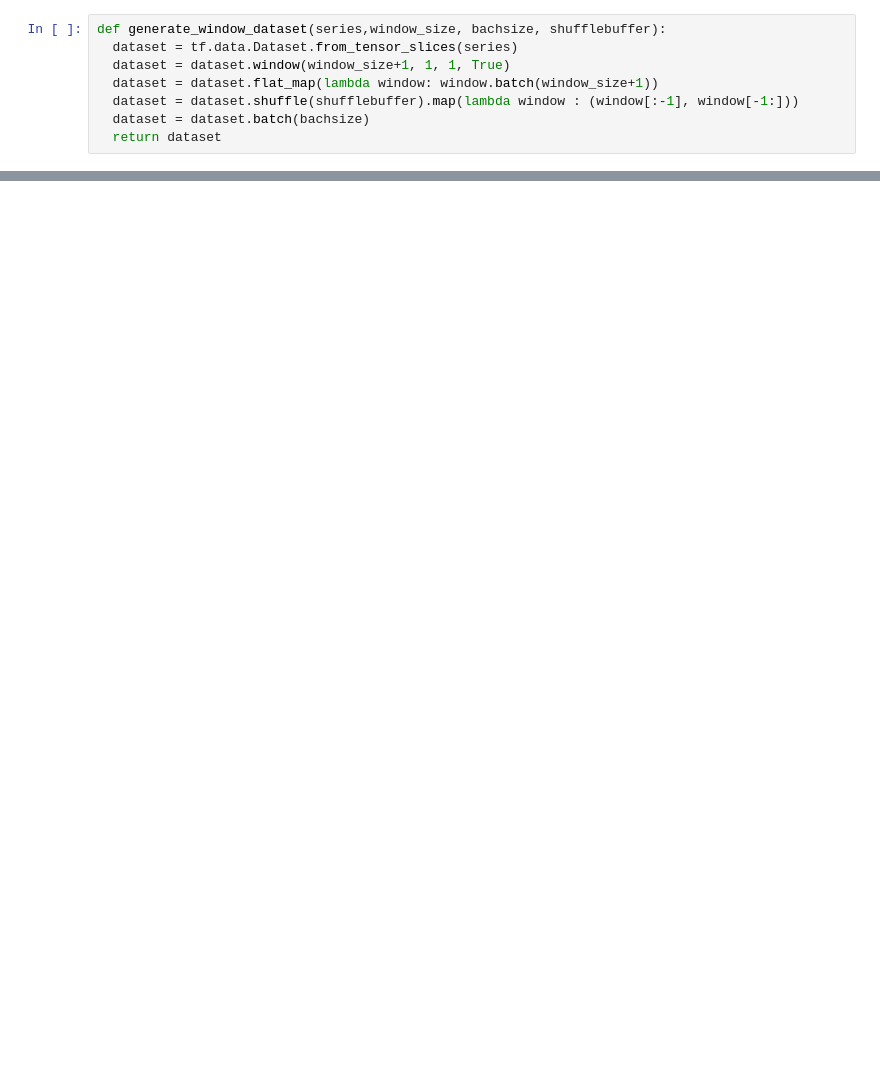
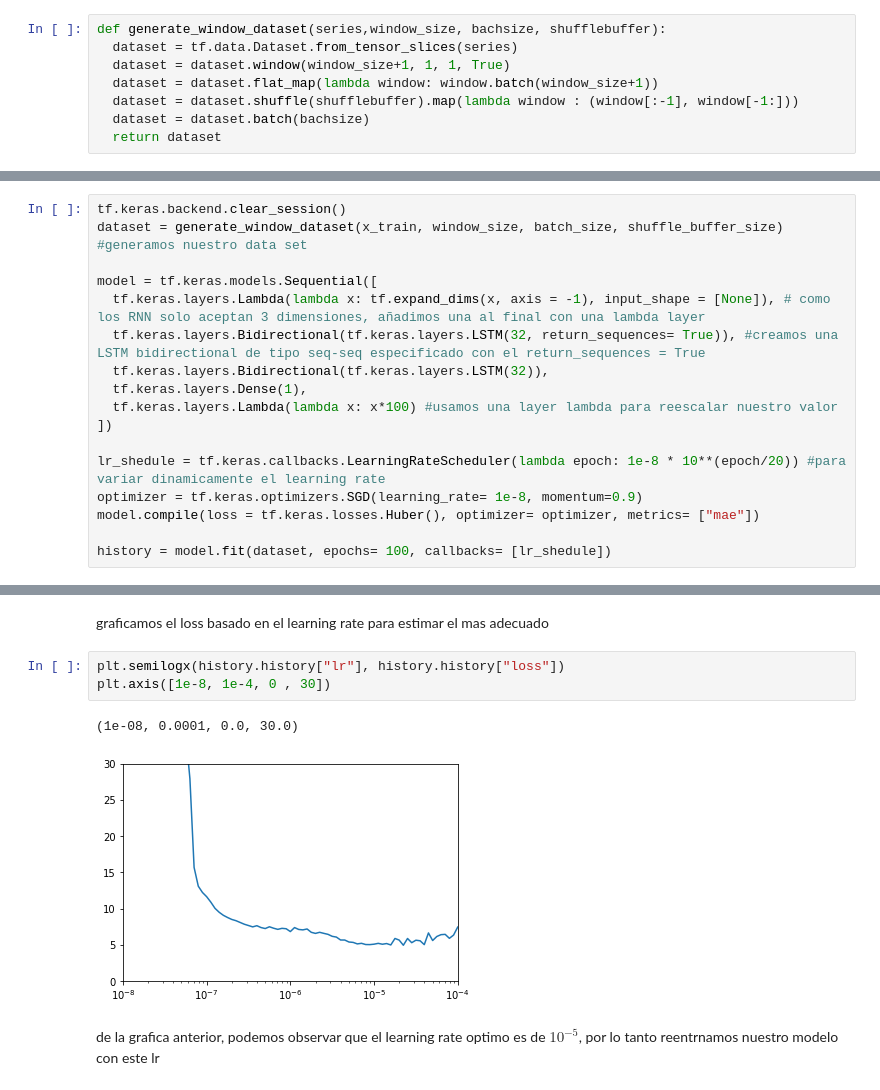
Before and after one commit to jahelsantiago/tensorflow_tutorial, a Jupyter notebook: Creating_Synthetic_Time_Series.ipynb, the cells around one changed output, grey strips where cells are left out. Drawn from its saved outputs; the diff is of its cells as text; blank space fills up the shorter version.

```diff
--- a/Creating_Synthetic_Time_Series.ipynb
+++ b/Creating_Synthetic_Time_Series.ipynb
@@ -385,0 +371,17 @@ layer weights [array([[-8.7981662e-03],
+# %%
+tf.keras.backend.clear_session()
+dataset = generate_window_dataset(x_train, window_size, batch_size, shuffle_buffer_size) #generamos nuestro data set
+
+model = tf.keras.models.Sequential([
+  tf.keras.layers.Lambda(lambda x: tf.expand_dims(x, axis = -1), input_shape = [None]), # como los RNN solo aceptan 3 dimensiones, añadimos una al final con una lambda layer
+  tf.keras.layers.Bidirectional(tf.keras.layers.LSTM(32, return_sequences= True)), #creamos una LSTM bidirectional de tipo seq-seq especificado con el return_sequences = True
+  tf.keras.layers.Bidirectional(tf.keras.layers.LSTM(32)),
+  tf.keras.layers.Dense(1),
+  tf.keras.layers.Lambda(lambda x: x*100) #usamos una layer lambda para reescalar nuestro valor
+])
+
+lr_shedule = tf.keras.callbacks.LearningRateScheduler(lambda epoch: 1e-8 * 10**(epoch/20)) #para variar dinamicamente el learning rate
+optimizer = tf.keras.optimizers.SGD(learning_rate= 1e-8, momentum=0.9)
+model.compile(loss = tf.keras.losses.Huber(), optimizer= optimizer, metrics= ["mae"])
+
+history = model.fit(dataset, epochs= 100, callbacks= [lr_shedule])
@@ -385,0 +406,10 @@ layer weights [array([[-8.7981662e-03],
+# %% [markdown]
+graficamos el loss basado en el learning rate para estimar el mas adecuado
+# %%
+plt.semilogx(history.history["lr"], history.history["loss"])
+plt.axis([1e-8, 1e-4, 0 , 30])
+# %% [output]
+(1e-08, 0.0001, 0.0, 30.0)
+[figure, added]
+# %% [markdown]
+de la grafica anterior, podemos observar que el learning rate optimo es de $10^{-5}$, por lo tanto reentrnamos nuestro modelo con este lr
```
Also changed, not shown: parts of 15 cells of this notebook.
